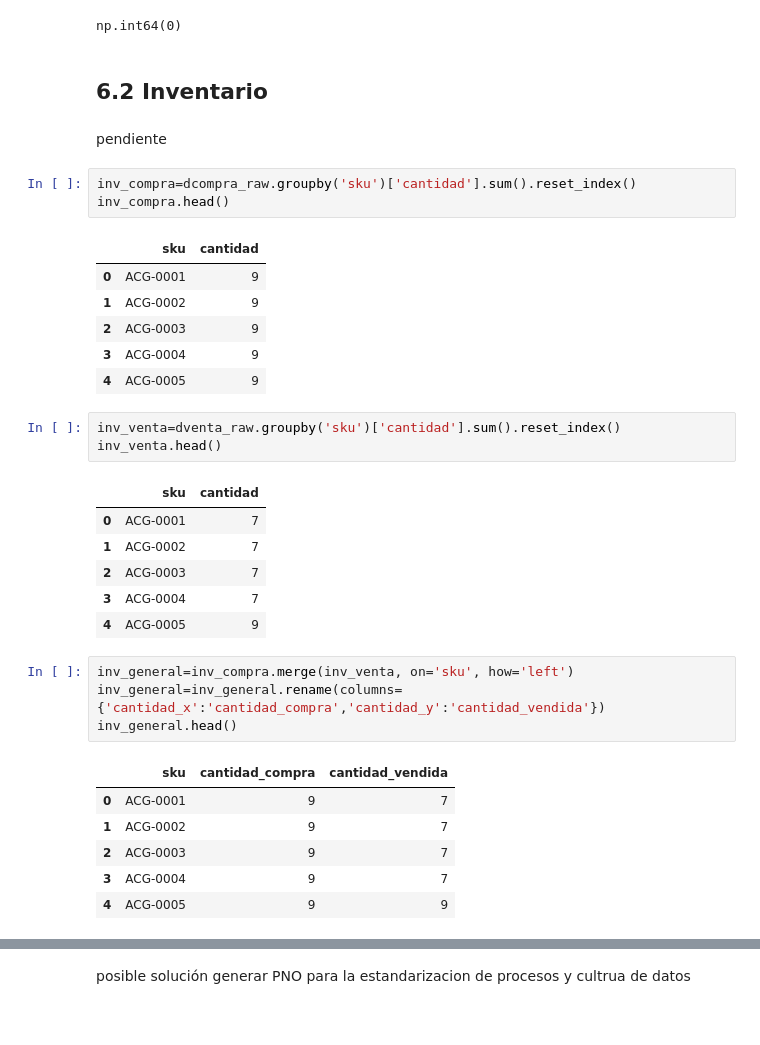
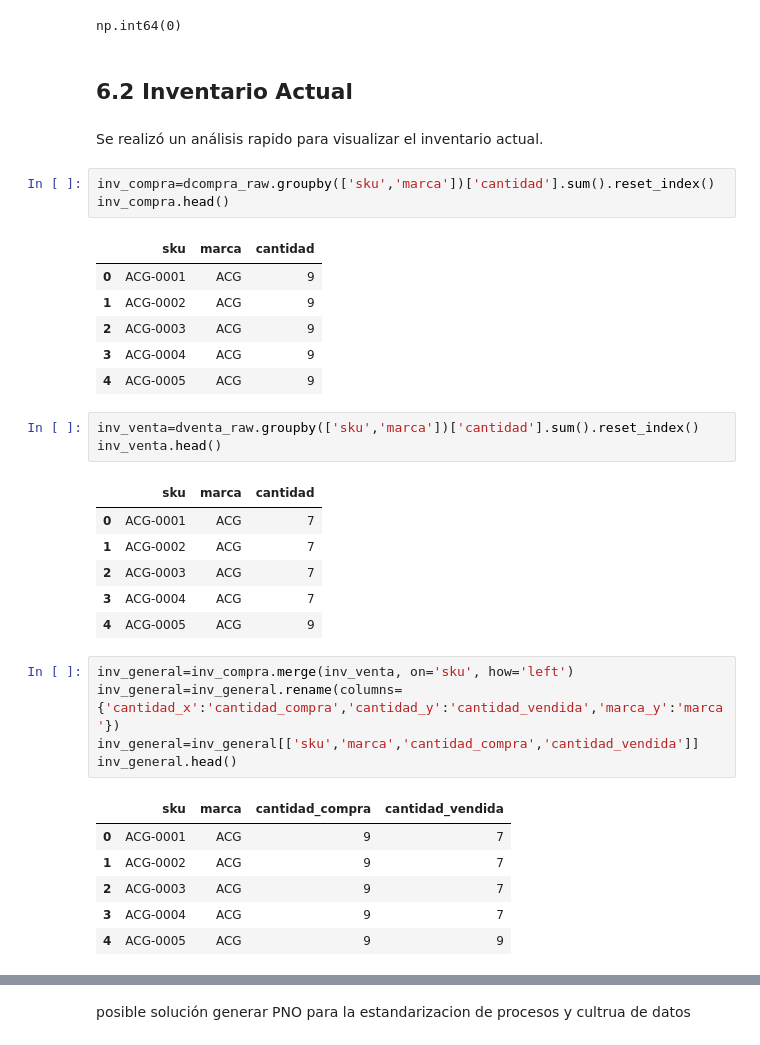
Before and after one commit to Adrian-estrada-chavez/clothing-sales-roi-analysis, a Jupyter notebook: notebooks/Clothing_sales_roi_analysis.ipynb, the cells around one changed output, grey strips where cells are left out. Cells and saved outputs as stored; diff of their text form.

```diff
--- a/notebooks/Clothing_sales_roi_analysis.ipynb
+++ b/notebooks/Clothing_sales_roi_analysis.ipynb
@@ -783,38 +783,39 @@ compras['id_compra'].isna().sum()
 # %% [output]
 np.int64(0)
 # %% [markdown]
-## 6.2 Inventario
+## 6.2 Inventario Actual
-# %% [markdown]
-pendiente
+# %% [markdown]
+Se realizó un análisis rapido para visualizar el inventario actual.
 # %%
-inv_compra=dcompra_raw.groupby('sku')['cantidad'].sum().reset_index()
+inv_compra=dcompra_raw.groupby(['sku','marca'])['cantidad'].sum().reset_index()
 inv_compra.head()
 # %% [output]
-|  | sku | cantidad |
-| 0 | ACG-0001 | 9 |
-| 1 | ACG-0002 | 9 |
-| 2 | ACG-0003 | 9 |
-| 3 | ACG-0004 | 9 |
-| 4 | ACG-0005 | 9 |
+|  | sku | marca | cantidad |
+| 0 | ACG-0001 | ACG | 9 |
+| 1 | ACG-0002 | ACG | 9 |
+| 2 | ACG-0003 | ACG | 9 |
+| 3 | ACG-0004 | ACG | 9 |
+| 4 | ACG-0005 | ACG | 9 |
 # %%
-inv_venta=dventa_raw.groupby('sku')['cantidad'].sum().reset_index()
+inv_venta=dventa_raw.groupby(['sku','marca'])['cantidad'].sum().reset_index()
 inv_venta.head()
 # %% [output]
-|  | sku | cantidad |
-| 0 | ACG-0001 | 7 |
-| 1 | ACG-0002 | 7 |
-| 2 | ACG-0003 | 7 |
-| 3 | ACG-0004 | 7 |
-| 4 | ACG-0005 | 9 |
+|  | sku | marca | cantidad |
+| 0 | ACG-0001 | ACG | 7 |
+| 1 | ACG-0002 | ACG | 7 |
+| 2 | ACG-0003 | ACG | 7 |
+| 3 | ACG-0004 | ACG | 7 |
+| 4 | ACG-0005 | ACG | 9 |
 # %%
 inv_general=inv_compra.merge(inv_venta, on='sku', how='left')
-inv_general=inv_general.rename(columns={'cantidad_x':'cantidad_compra','cantidad_y':'cantidad_vendida'})
+inv_general=inv_general.rename(columns={'cantidad_x':'cantidad_compra','cantidad_y':'cantidad_vendida','marca_y':'marca'})
+inv_general=inv_general[['sku','marca','cantidad_compra','cantidad_vendida']]
 inv_general.head()
 # %% [output]
-|  | sku | cantidad_compra | cantidad_vendida |
-| 0 | ACG-0001 | 9 | 7 |
-| 1 | ACG-0002 | 9 | 7 |
-| 2 | ACG-0003 | 9 | 7 |
-| 3 | ACG-0004 | 9 | 7 |
-| 4 | ACG-0005 | 9 | 9 |
+|  | sku | marca | cantidad_compra | cantidad_vendida |
+| 0 | ACG-0001 | ACG | 9 | 7 |
+| 1 | ACG-0002 | ACG | 9 | 7 |
+| 2 | ACG-0003 | ACG | 9 | 7 |
+| 3 | ACG-0004 | ACG | 9 | 7 |
+| 4 | ACG-0005 | ACG | 9 | 9 |
 # %%
```
Also changed, not shown: parts of 2 cells of this notebook.
